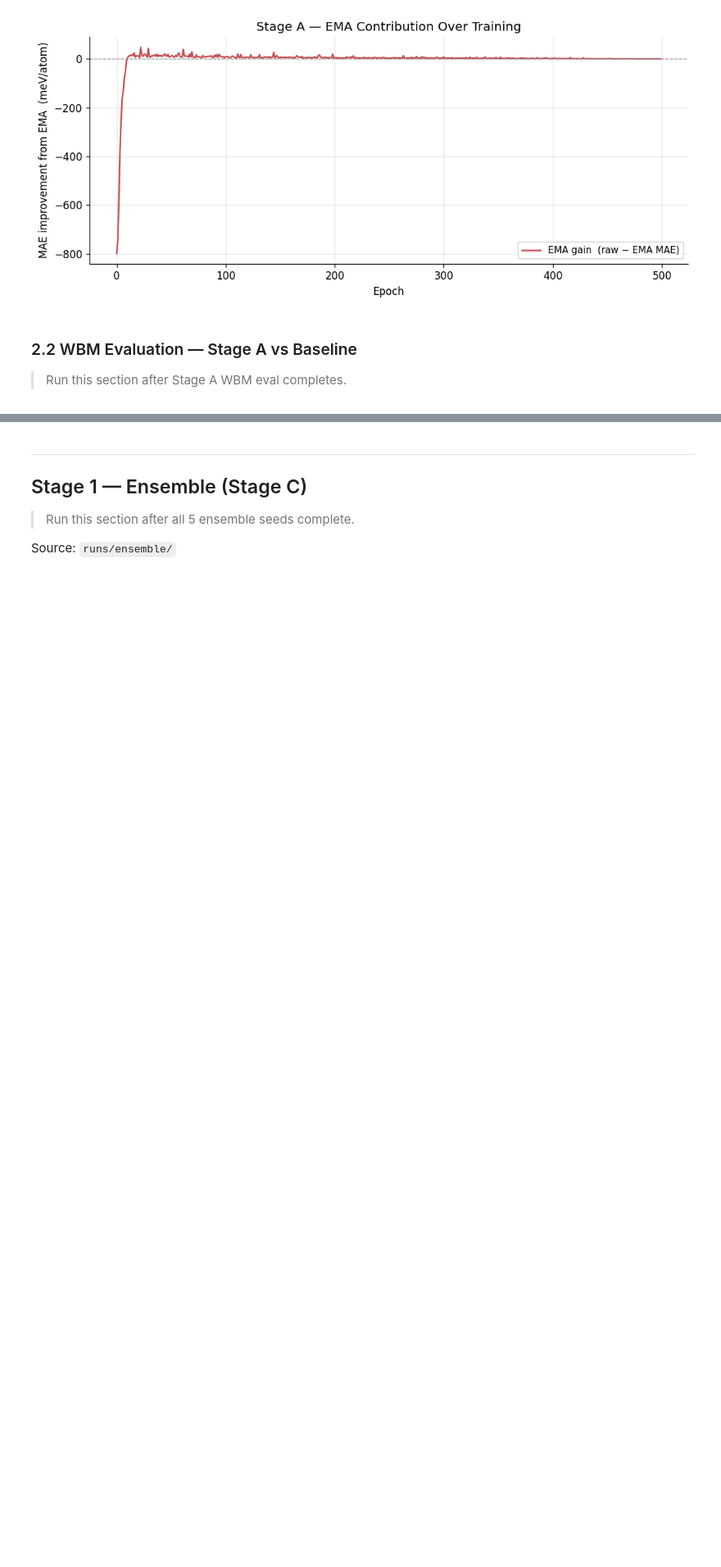
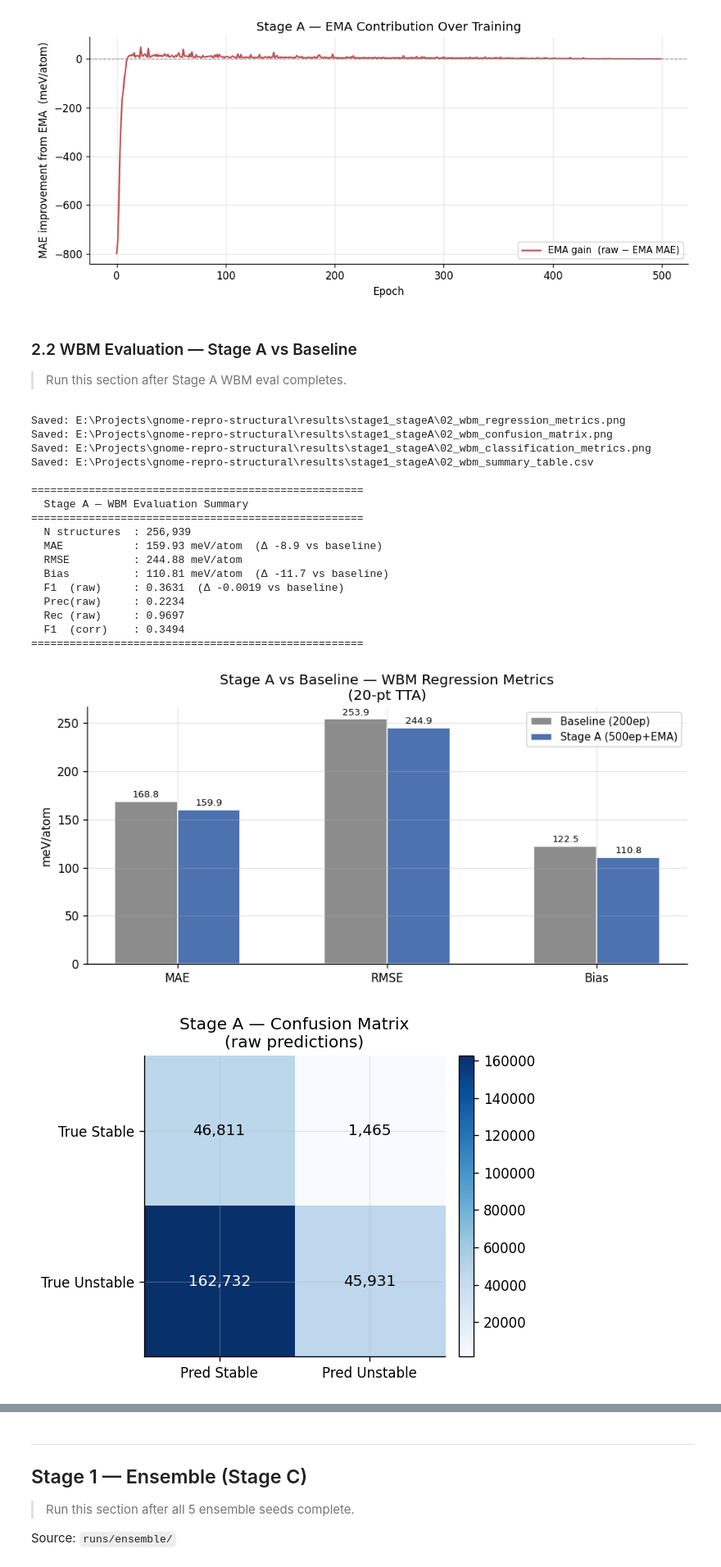
Before and after one commit to submerged-in-matrix/gnome-repro-structural, a Jupyter notebook: notebooks/analysis_gnome_struct.ipynb, the cells around one changed output, grey strips where cells are left out. Shown at 82% size. Cells and saved outputs as stored; diff of their text form; code cells hidden in the pictures; blank space fills up the shorter version.

```diff
--- a/notebooks/analysis_gnome_struct.ipynb
+++ b/notebooks/analysis_gnome_struct.ipynb
@@ -203,10 +203,30 @@ Saved: E:\Projects\gnome-repro-structural\results\stage1_stageA\01_summary_table
 
 > Run this section after Stage A WBM eval completes.
 # %%
-stage_a_wbm_path = REPO_ROOT / 'analysis' / 'stage1_stageA' / '02_wbm_eval.py'
+stage_a_wbm_path = REPO_ROOT / 'analysis' / 'stage1_stageA' / 'wbm_eval_stageA.py'
 if not stage_a_wbm_path.exists():
     print('Stage A WBM eval script not yet available.')
 else:
     import importlib, wbm_eval_stageA
     importlib.reload(wbm_eval_stageA)
     summary_stageA_wbm = wbm_eval_stageA.run(repo_root=REPO_ROOT, show=True)
+# %% [output]
+Saved: E:\Projects\gnome-repro-structural\results\stage1_stageA\02_wbm_regression_metrics.png
+Saved: E:\Projects\gnome-repro-structural\results\stage1_stageA\02_wbm_confusion_matrix.png
+Saved: E:\Projects\gnome-repro-structural\results\stage1_stageA\02_wbm_classification_metrics.png
+Saved: E:\Projects\gnome-repro-structural\results\stage1_stageA\02_wbm_summary_table.csv
+
+====================================================
+  Stage A — WBM Evaluation Summary
+====================================================
+  N structures  : 256,939
+  MAE           : 159.93 meV/atom  (Δ -8.9 vs baseline)
+  RMSE          : 244.88 meV/atom
+  Bias          : 110.81 meV/atom  (Δ -11.7 vs baseline)
+  F1  (raw)     : 0.3631  (Δ -0.0019 vs baseline)
+  Prec(raw)     : 0.2234
+  Rec (raw)     : 0.9697
+  F1  (corr)    : 0.3494
+====================================================
+[figure, added]
+[figure, added]
```
Also changed, not shown: parts of 1 cell of this notebook, 1 other file.
